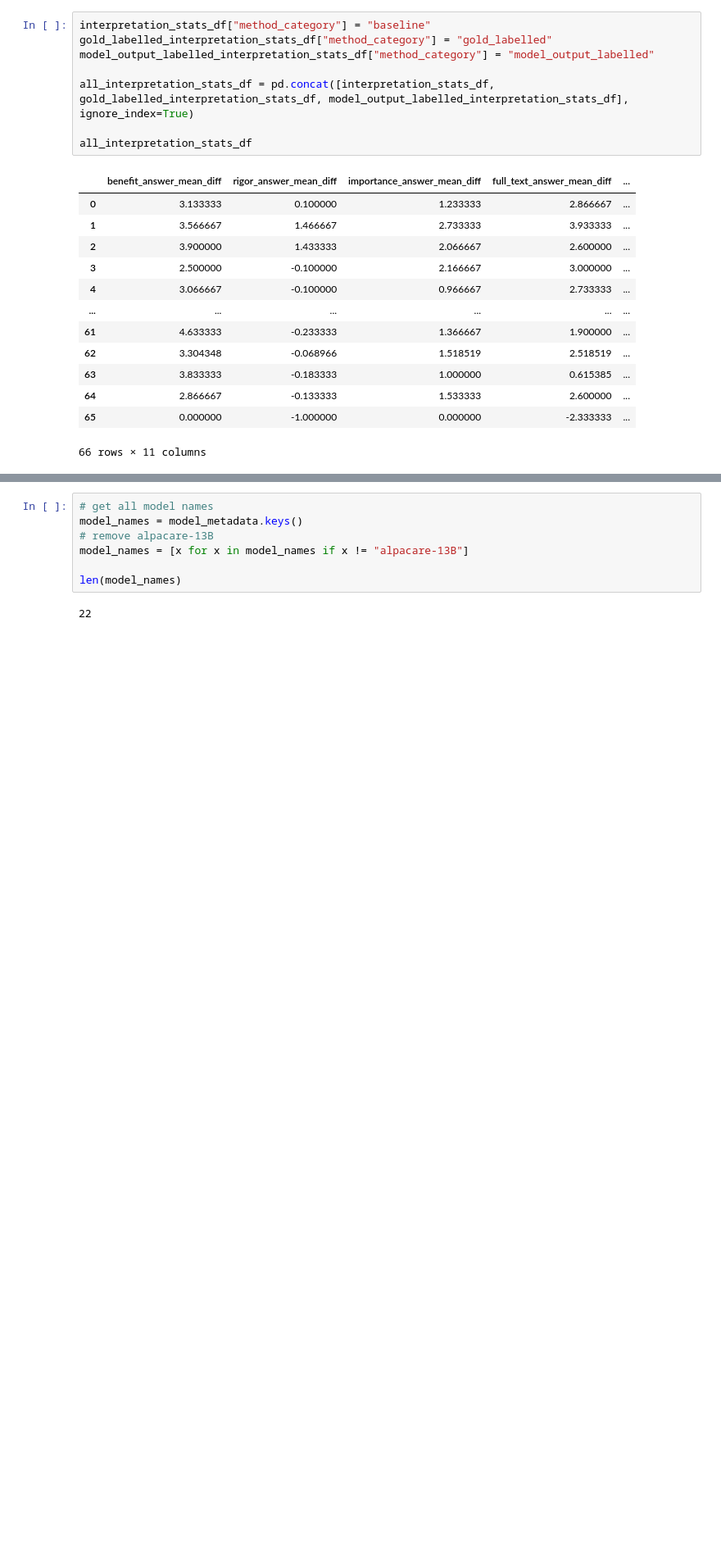
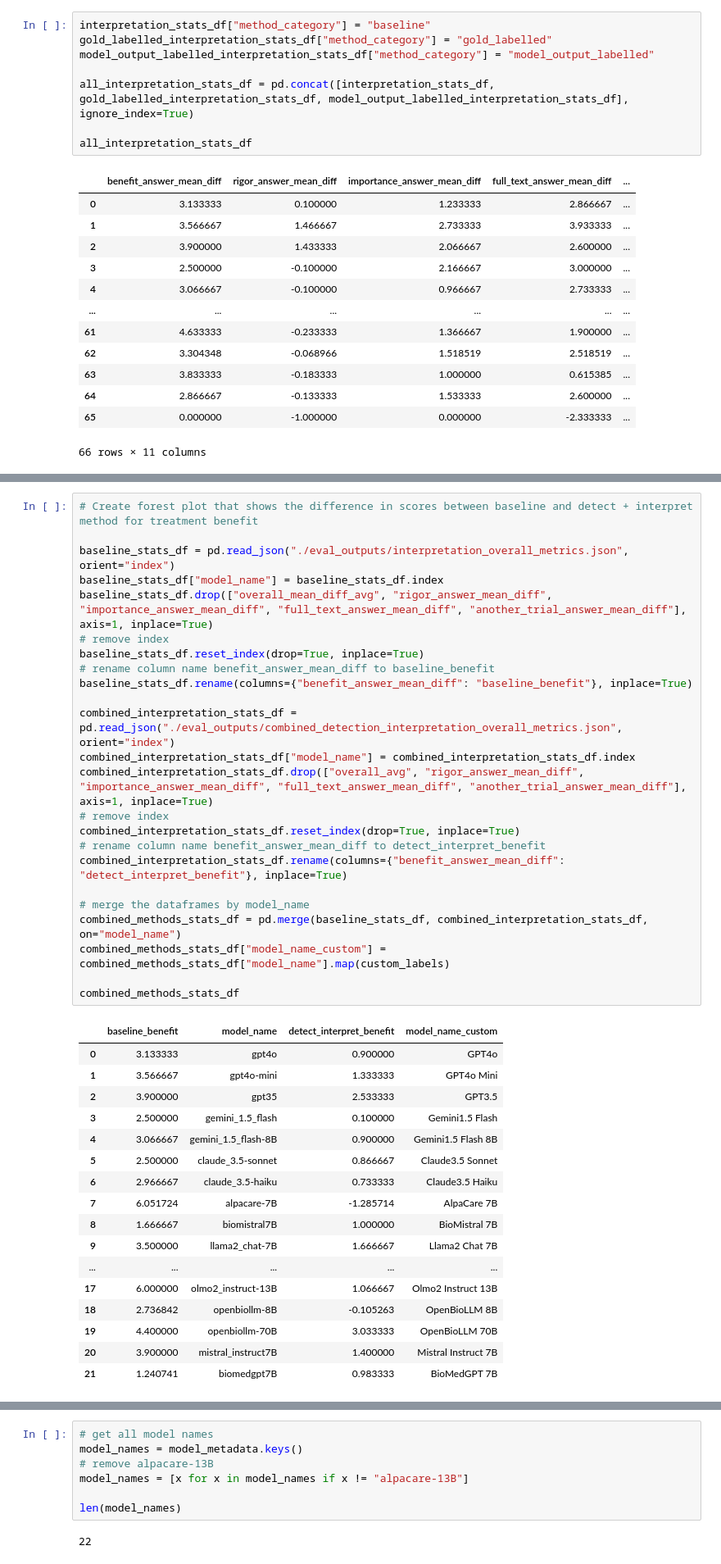
Before and after one commit to hyesunyun/MedLitSpin, a Jupyter notebook: code/analysis.ipynb, the cells around one changed output, grey strips where cells are left out. Shown at 82% size. Cells and saved outputs as stored; diff of their text form; blank space fills up the shorter version.

Commit message:
additional plots

```diff
--- a/code/analysis.ipynb
+++ b/code/analysis.ipynb
@@ -990,3 +1183,45 @@ Multiple Comparison of Means - Tukey HSD, FWER=0.05
 | baseline | gold_labelled | -1.4416 | 0.0005 | -2.3062 | -0.577 | True |
 | baseline | model_output_labelled | -0.7926 | 0.0789 | -1.6572 | 0.0719 | False |
 | gold_labelled | model_output_labelled | 0.649 | 0.1773 | -0.2156 | 1.5135 | False |
+# %%
+# Create forest plot that shows the difference in scores between baseline and detect + interpret method for treatment benefit
+
+baseline_stats_df = pd.read_json("./eval_outputs/interpretation_overall_metrics.json", orient="index")
+baseline_stats_df["model_name"] = baseline_stats_df.index
+baseline_stats_df.drop(["overall_mean_diff_avg", "rigor_answer_mean_diff", "importance_answer_mean_diff", "full_text_answer_mean_diff", "another_trial_answer_mean_diff"], axis=1, inplace=True)
+# remove index
+baseline_stats_df.reset_index(drop=True, inplace=True)
+# rename column name benefit_answer_mean_diff to baseline_benefit
+baseline_stats_df.rename(columns={"benefit_answer_mean_diff": "baseline_benefit"}, inplace=True)
+
+combined_interpretation_stats_df = pd.read_json("./eval_outputs/combined_detection_interpretation_overall_metrics.json", orient="index")
+combined_interpretation_stats_df["model_name"] = combined_interpretation_stats_df.index
+combined_interpretation_stats_df.drop(["overall_avg", "rigor_answer_mean_diff", "importance_answer_mean_diff", "full_text_answer_mean_diff", "another_trial_answer_mean_diff"], axis=1, inplace=True)
+# remove index
+combined_interpretation_stats_df.reset_index(drop=True, inplace=True)
+# rename column name benefit_answer_mean_diff to detect_interpret_benefit
+combined_interpretation_stats_df.rename(columns={"benefit_answer_mean_diff": "detect_interpret_benefit"}, inplace=True)
+
+# merge the dataframes by model_name
+combined_methods_stats_df = pd.merge(baseline_stats_df, combined_interpretation_stats_df, on="model_name")
+combined_methods_stats_df["model_name_custom"] = combined_methods_stats_df["model_name"].map(custom_labels)
+
+combined_methods_stats_df
+# %% [output]
+|  | baseline_benefit | model_name | detect_interpret_benefit | model_name_custom |
+| 0 | 3.133333 | gpt4o | 0.900000 | GPT4o |
+| 1 | 3.566667 | gpt4o-mini | 1.333333 | GPT4o Mini |
+| 2 | 3.900000 | gpt35 | 2.533333 | GPT3.5 |
+| 3 | 2.500000 | gemini_1.5_flash | 0.100000 | Gemini1.5 Flash |
+| 4 | 3.066667 | gemini_1.5_flash-8B | 0.900000 | Gemini1.5 Flash 8B |
+| 5 | 2.500000 | claude_3.5-sonnet | 0.866667 | Claude3.5 Sonnet |
+| 6 | 2.966667 | claude_3.5-haiku | 0.733333 | Claude3.5 Haiku |
+| 7 | 6.051724 | alpacare-7B | -1.285714 | AlpaCare 7B |
+| 8 | 1.666667 | biomistral7B | 1.000000 | BioMistral 7B |
+| 9 | 3.500000 | llama2_chat-7B | 1.666667 | Llama2 Chat 7B |
+| ... | ... | ... | ... | ... |
+| 17 | 6.000000 | olmo2_instruct-13B | 1.066667 | Olmo2 Instruct 13B |
+| 18 | 2.736842 | openbiollm-8B | -0.105263 | OpenBioLLM 8B |
+| 19 | 4.400000 | openbiollm-70B | 3.033333 | OpenBioLLM 70B |
+| 20 | 3.900000 | mistral_instruct7B | 1.400000 | Mistral Instruct 7B |
+| 21 | 1.240741 | biomedgpt7B | 0.983333 | BioMedGPT 7B |
```
Also changed, not shown: parts of 6 cells of this notebook, 10 other files.
